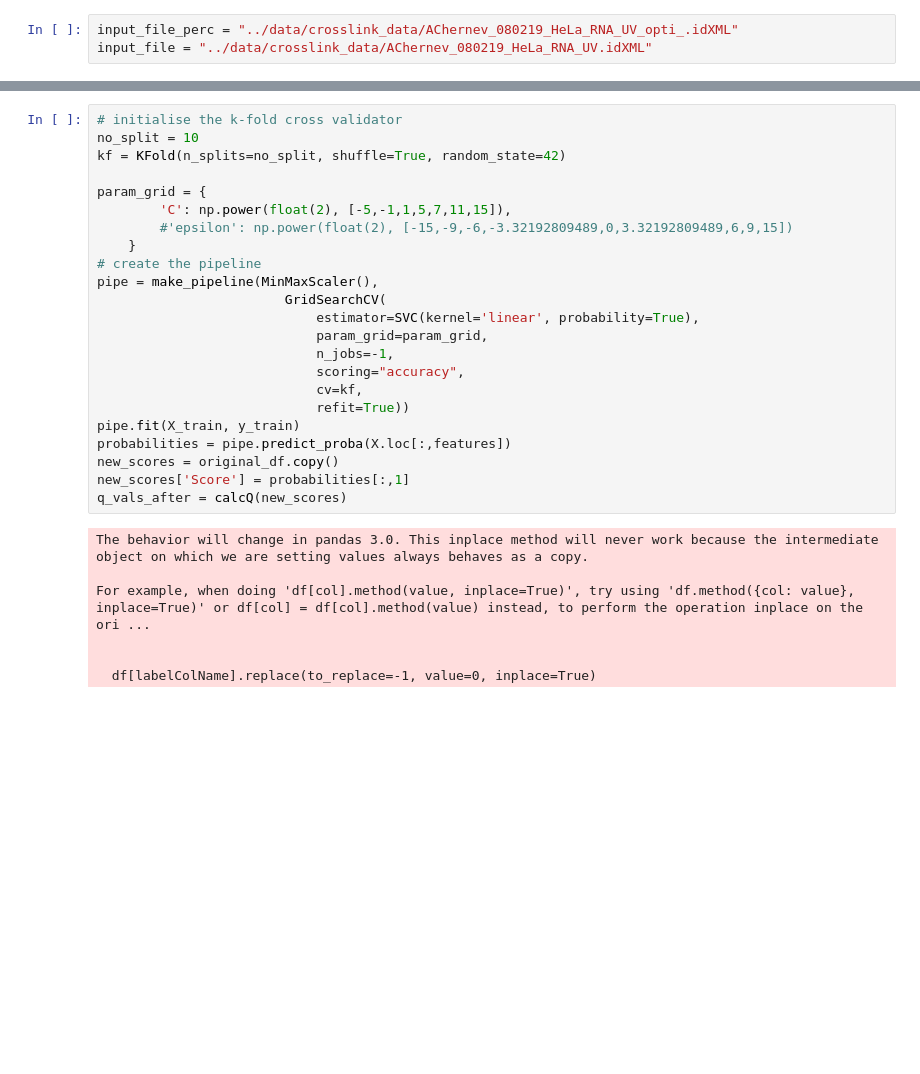
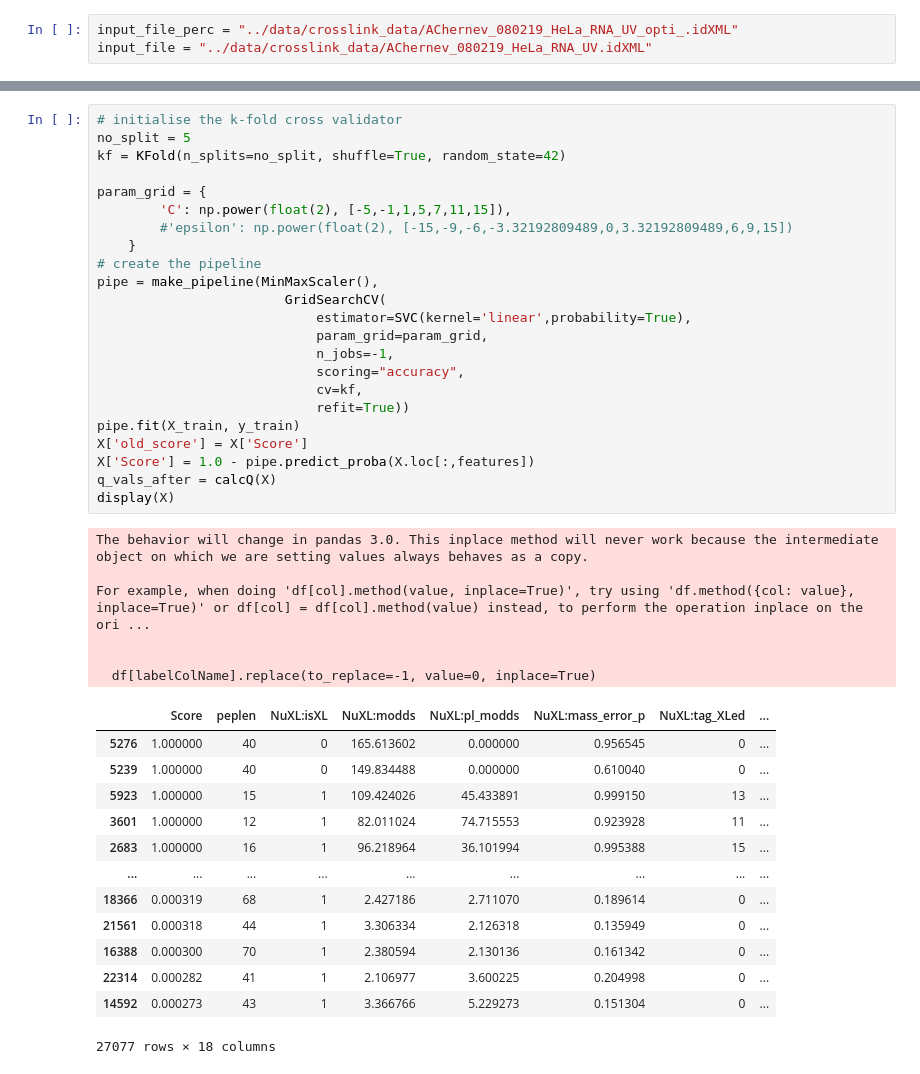
Before and after one commit to neelie01/Research-Project, a Jupyter notebook: src/pipeline.ipynb, the cells around one changed output, grey strips where cells are left out. Saved outputs shown, nothing was run; the diff lists cells and outputs as text; blank space fills up the shorter version.

```diff
--- a/src/pipeline.ipynb
+++ b/src/pipeline.ipynb
@@ -68,33 +138,46 @@ X = df.loc[:,features]
 # %%
 # initialise the k-fold cross validator
-no_split = 10
+no_split = 5
 kf = KFold(n_splits=no_split, shuffle=True, random_state=42)
 
 param_grid = {
         'C': np.power(float(2), [-5,-1,1,5,7,11,15]),
         #'epsilon': np.power(float(2), [-15,-9,-6,-3.32192809489,0,3.32192809489,6,9,15])
     }
 # create the pipeline
 pipe = make_pipeline(MinMaxScaler(),
                         GridSearchCV(
-                            estimator=SVC(kernel='linear', probability=True),
+                            estimator=SVC(kernel='linear',probability=True),
                             param_grid=param_grid,
                             n_jobs=-1,
                             scoring="accuracy",
                             cv=kf,
                             refit=True))
 pipe.fit(X_train, y_train)
-probabilities = pipe.predict_proba(X.loc[:,features])
-new_scores = original_df.copy()
-new_scores['Score'] = probabilities[:,1]
-q_vals_after = calcQ(new_scores)
+X['old_score'] = X['Score']
+X['Score'] = 1.0 - pipe.predict_proba(X.loc[:,features])
+q_vals_after = calcQ(X)
+display(X)
 # %% [output]
 The behavior will change in pandas 3.0. This inplace method will never work because the intermediate object on which we are setting values always behaves as a copy.
 
 For example, when doing 'df[col].method(value, inplace=True)', try using 'df.method({col: value}, inplace=True)' or df[col] = df[col].method(value) instead, to perform the operation inplace on the ori ...
 
 
   df[labelColName].replace(to_replace=-1, value=0, inplace=True)
+|  | Score | peplen | NuXL:isXL | NuXL:modds | NuXL:pl_modds | NuXL:mass_error_p | NuXL:tag_XLed | ... |
+| 5276 | 1.000000 | 40 | 0 | 165.613602 | 0.000000 | 0.956545 | 0 | ... |
+| 5239 | 1.000000 | 40 | 0 | 149.834488 | 0.000000 | 0.610040 | 0 | ... |
+| 5923 | 1.000000 | 15 | 1 | 109.424026 | 45.433891 | 0.999150 | 13 | ... |
+| 3601 | 1.000000 | 12 | 1 | 82.011024 | 74.715553 | 0.923928 | 11 | ... |
+| 2683 | 1.000000 | 16 | 1 | 96.218964 | 36.101994 | 0.995388 | 15 | ... |
+| ... | ... | ... | ... | ... | ... | ... | ... | ... |
+| 18366 | 0.000319 | 68 | 1 | 2.427186 | 2.711070 | 0.189614 | 0 | ... |
+| 21561 | 0.000318 | 44 | 1 | 3.306334 | 2.126318 | 0.135949 | 0 | ... |
+| 16388 | 0.000300 | 70 | 1 | 2.380594 | 2.130136 | 0.161342 | 0 | ... |
+| 22314 | 0.000282 | 41 | 1 | 2.106977 | 3.600225 | 0.204998 | 0 | ... |
+| 14592 | 0.000273 | 43 | 1 | 3.366766 | 5.229273 | 0.151304 | 0 | ... |
+27077 rows × 18 columns
 # %%
 def get_target_id(
     scores: pd.DataFrame,                   # pd.DataFrame: Input data containing PSMs and q-values
```
Also changed, not shown: parts of 8 cells of this notebook.
